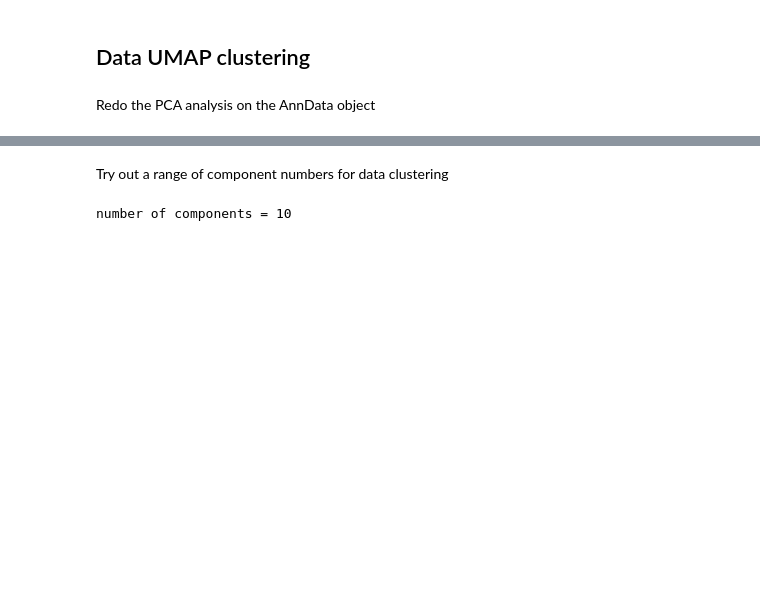
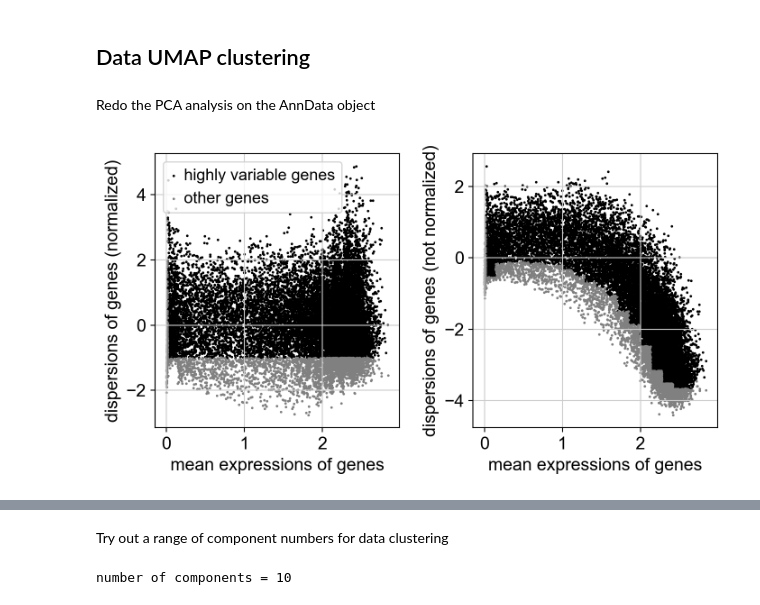
Before and after one commit to IgnasMa/SynBioProject, a Jupyter notebook: Synthetic Biology Project.ipynb, the cells around one changed output, grey strips where cells are left out. Cells and saved outputs as stored; diff of their text form; code cells hidden in the pictures; blank space fills up the shorter version.

```diff
--- a/Synthetic Biology Project.ipynb
+++ b/Synthetic Biology Project.ipynb
@@ -182,0 +227,4 @@ Redo the PCA analysis on the AnnData object
+# %%
+sc.pl.highly_variable_genes(adata)
+# %% [output]
+[figure, added]
```
Also changed, not shown: parts of 42 cells of this notebook.
